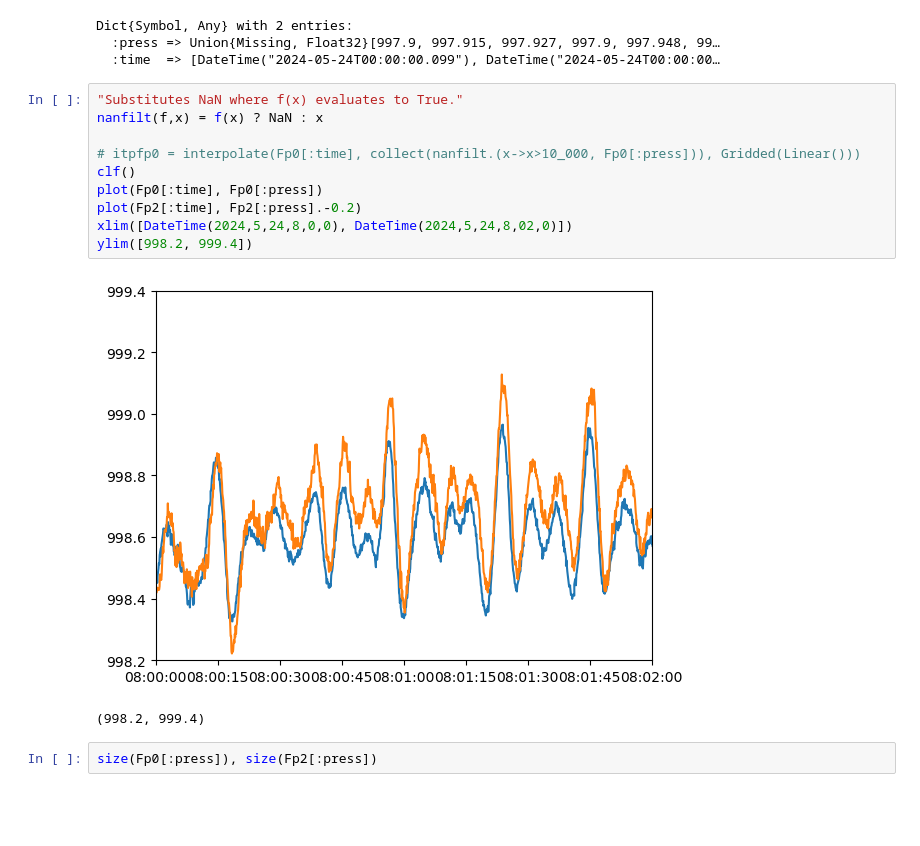
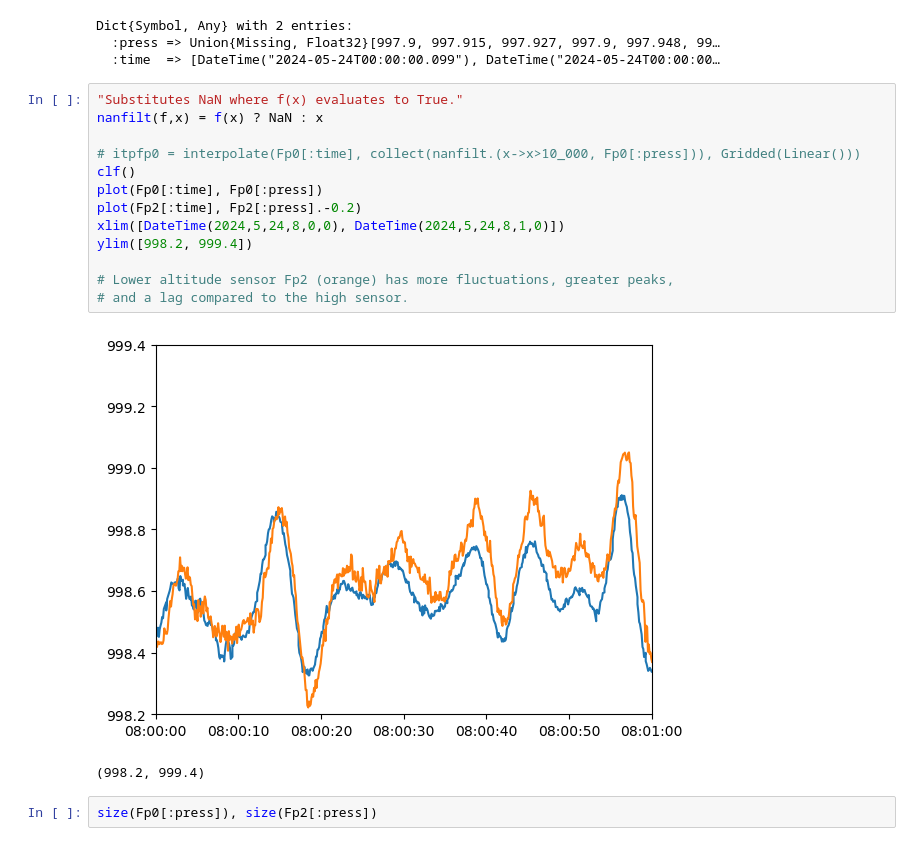
Before and after one commit to deszoeke/ASTRAL-mast, a Jupyter notebook: read_fps.ipynb, the cells around one changed output. Cells and saved outputs as stored; diff of their text form; blank space fills up the shorter version.

Commit message:
compare Fp0, Fp2

```diff
--- a/read_fps.ipynb
+++ b/read_fps.ipynb
@@ -138,15 +138,18 @@ Dict{Symbol, Any} with 2 entries:
 # %%
 "Substitutes NaN where f(x) evaluates to True."
 nanfilt(f,x) = f(x) ? NaN : x
 
 # itpfp0 = interpolate(Fp0[:time], collect(nanfilt.(x->x>10_000, Fp0[:press])), Gridded(Linear()))
 clf()
 plot(Fp0[:time], Fp0[:press])
 plot(Fp2[:time], Fp2[:press].-0.2)
-xlim([DateTime(2024,5,24,8,0,0), DateTime(2024,5,24,8,02,0)])
+xlim([DateTime(2024,5,24,8,0,0), DateTime(2024,5,24,8,1,0)])
 ylim([998.2, 999.4])
+
+# Lower altitude sensor Fp2 (orange) has more fluctuations, greater peaks,
+# and a lag compared to the high sensor.
 # %% [output]
-[figure, old version]
+[figure, new version]
 (998.2, 999.4)
 # %%
 size(Fp0[:press]), size(Fp2[:press])
```
